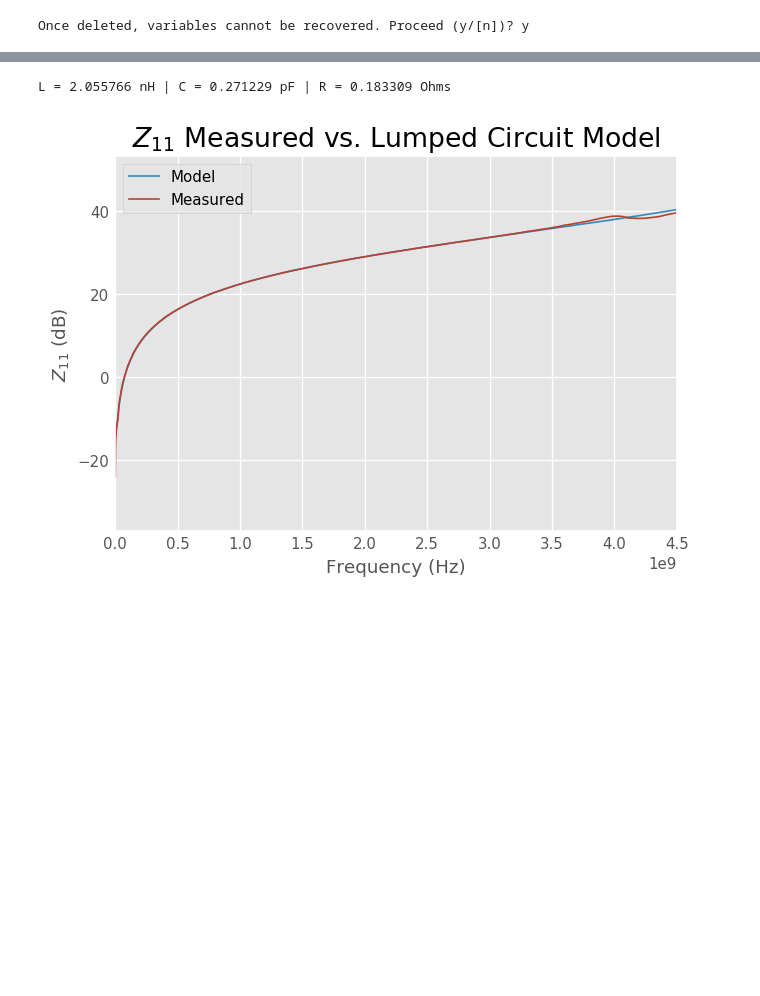
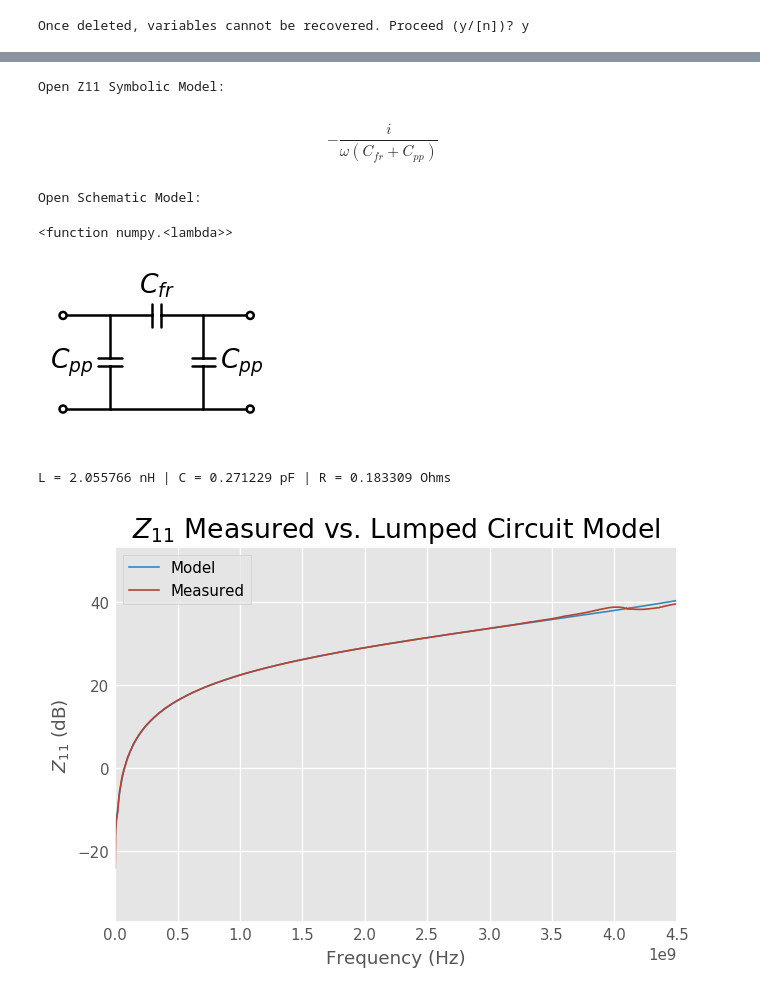
Before and after one commit to vighneshiyer/ee142_labs, a Jupyter notebook: lab1_redux/Lab1_Notebook.ipynb, the cells around one changed output, grey strips where cells are left out. Saved outputs shown, nothing was run; the diff lists cells and outputs as text; code cells hidden in the pictures; blank space fills up the shorter version.

```diff
--- a/lab1_redux/Lab1_Notebook.ipynb
+++ b/lab1_redux/Lab1_Notebook.ipynb
@@ -51,3 +111,11 @@ $$- \frac{2 R_{sma} \left(2 C_{sma} L_{sma} w^{2} - 1\right)}{C_{sma}^{2} L_{sma
+# %%
+open_model()
+# %% [output]
+Open Z11 Symbolic Model:
+$$- \frac{i}{\omega \left(C_{fr} + C_{pp}\right)}$$
+Open Schematic Model:
+<function numpy.<lambda>>
+[figure, added]
 # %%
 # Characterization of the SMA dummy short (model fitting)
 #sma_dummy_short_s_params_measured = rf.Network('data/sma_dummy_short_new_cal.S2P')
```
Also changed, not shown: parts of 12 cells of this notebook, 26 other files.
